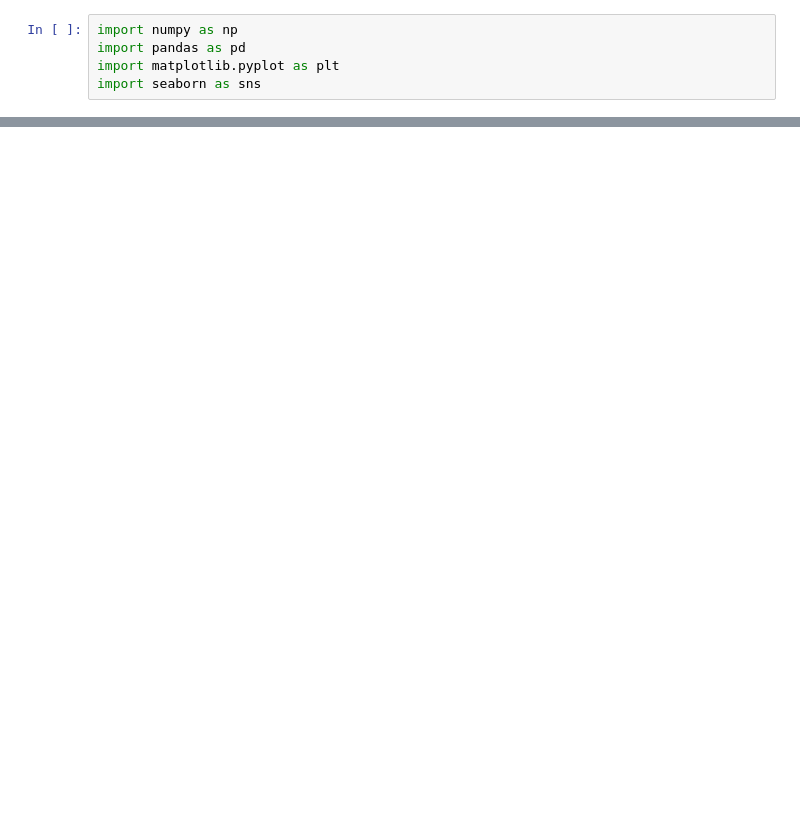
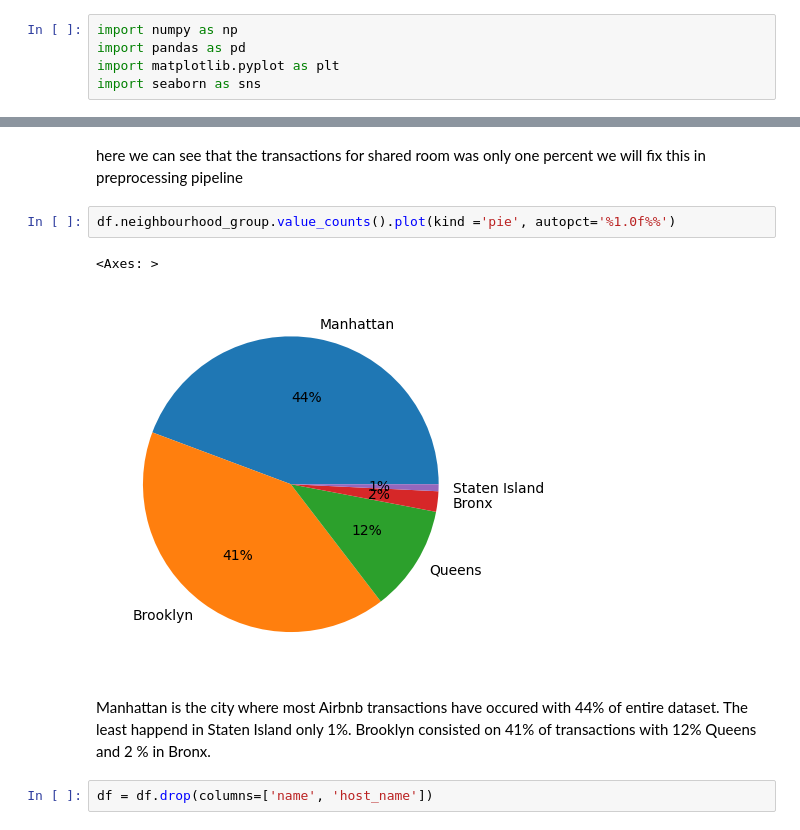
Before and after one commit to amnaherex/Roomify, a Jupyter notebook: Untitled.ipynb, the cells around one changed output, grey strips where cells are left out. Saved outputs shown, nothing was run; the diff lists cells and outputs as text; blank space fills up the shorter version.

```diff
--- a/Untitled.ipynb
+++ b/Untitled.ipynb
@@ -21,0 +147,11 @@ Path to dataset files: C:\Users\DELL\.cache\kagglehub\datasets\dgomonov\new-york
+# %% [markdown]
+here we can see that the transactions for shared room was only one percent we will fix this in preprocessing pipeline
+# %%
+df.neighbourhood_group.value_counts().plot(kind ='pie', autopct='%1.0f%%')
+# %% [output]
+<Axes: >
+[figure, added]
+# %% [markdown]
+Manhattan is the city where most Airbnb transactions have occured with 44% of entire dataset. The least happend in Staten Island only 1%. Brooklyn consisted on 41% of transactions with 12% Queens and 2 % in Bronx.
+# %%
+df = df.drop(columns=['name', 'host_name'])
```
Also changed, not shown: parts of 44 cells of this notebook.
